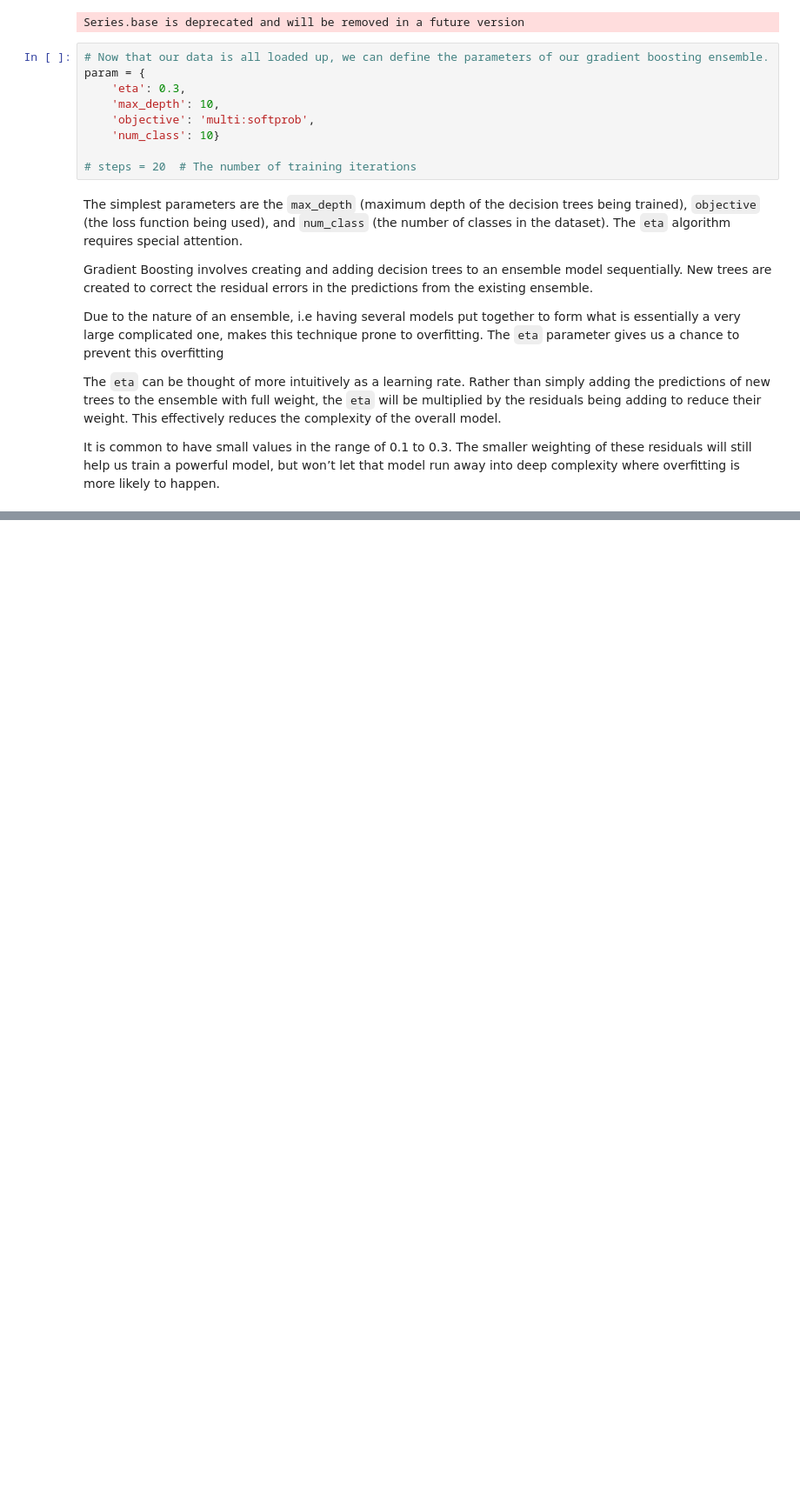
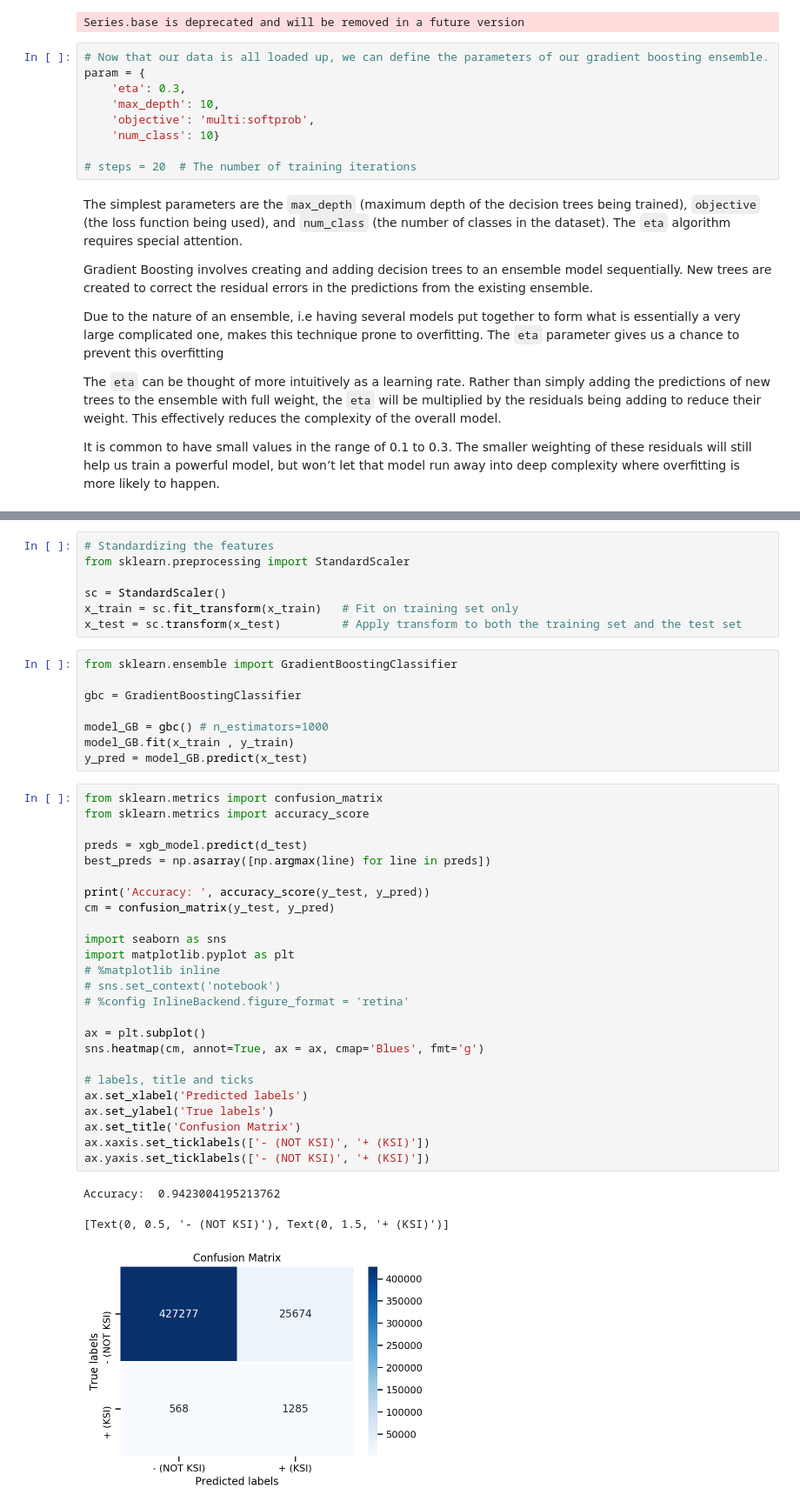
Before and after one commit to Dave-61/Insight_Data_Science, a Jupyter notebook: notebooks/TC_KSIprediction.ipynb, the cells around one changed output, grey strips where cells are left out. Shown at 87% size. Saved outputs shown, nothing was run; the diff lists cells and outputs as text; blank space fills up the shorter version.

```diff
--- a/notebooks/TC_KSIprediction.ipynb
+++ b/notebooks/TC_KSIprediction.ipynb
@@ -585,0 +707,44 @@ weighted avg       0.99      0.96      0.97    454804
+# %%
+# Standardizing the features
+from sklearn.preprocessing import StandardScaler
+
+sc = StandardScaler()
+x_train = sc.fit_transform(x_train)   # Fit on training set only
+x_test = sc.transform(x_test)         # Apply transform to both the training set and the test set
+# %%
+from sklearn.ensemble import GradientBoostingClassifier
+
+gbc = GradientBoostingClassifier
+
+model_GB = gbc() # n_estimators=1000
+model_GB.fit(x_train , y_train)
+y_pred = model_GB.predict(x_test)
+# %%
+from sklearn.metrics import confusion_matrix
+from sklearn.metrics import accuracy_score
+
+preds = xgb_model.predict(d_test)
+best_preds = np.asarray([np.argmax(line) for line in preds])
+
+print('Accuracy: ', accuracy_score(y_test, y_pred))
+cm = confusion_matrix(y_test, y_pred)
+
+import seaborn as sns
+import matplotlib.pyplot as plt
+# %matplotlib inline
+# sns.set_context('notebook')
+# %config InlineBackend.figure_format = 'retina'
+
+ax = plt.subplot()
+sns.heatmap(cm, annot=True, ax = ax, cmap='Blues', fmt='g')
+
+# labels, title and ticks
+ax.set_xlabel('Predicted labels')
+ax.set_ylabel('True labels')
+ax.set_title('Confusion Matrix')
+ax.xaxis.set_ticklabels(['- (NOT KSI)', '+ (KSI)'])
+ax.yaxis.set_ticklabels(['- (NOT KSI)', '+ (KSI)'])
+# %% [output]
+Accuracy:  0.9423004195213762
+[Text(0, 0.5, '- (NOT KSI)'), Text(0, 1.5, '+ (KSI)')]
+[figure, added]
```
Also changed, not shown: parts of 26 cells of this notebook, 3 other files.
